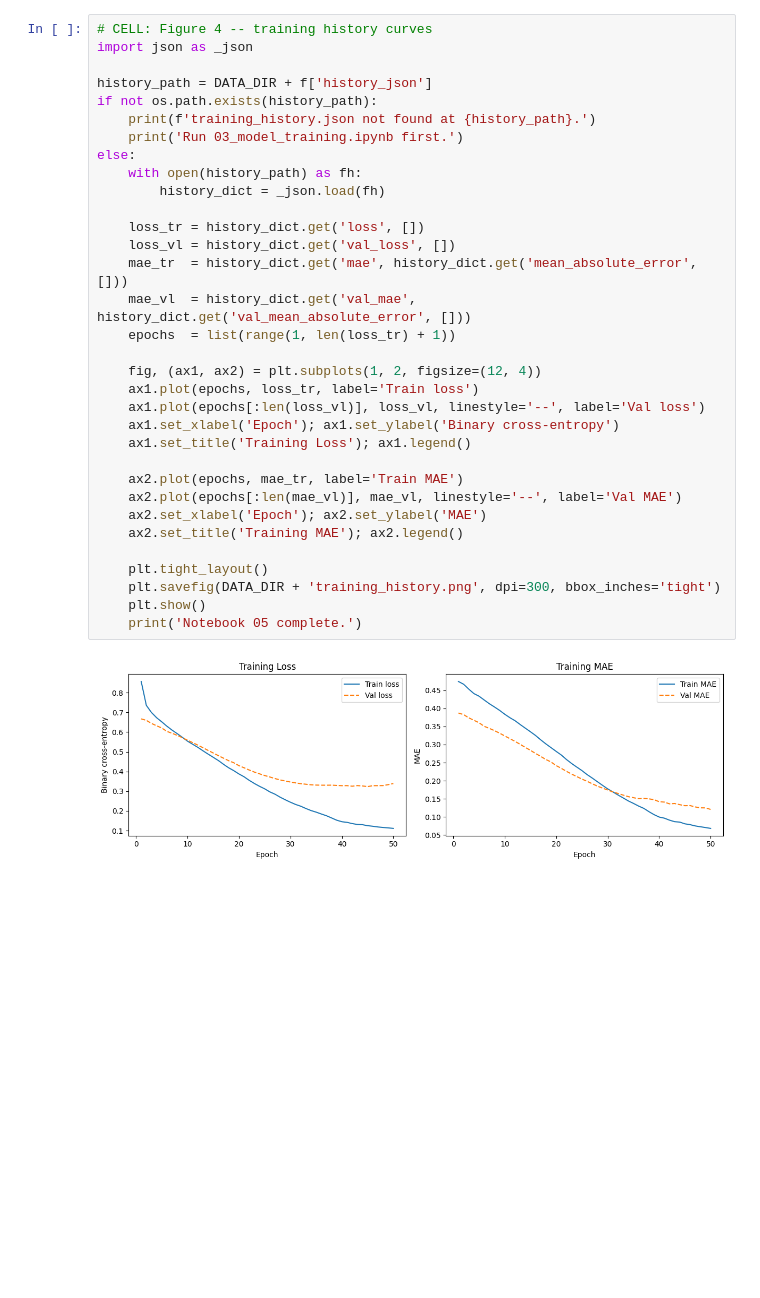
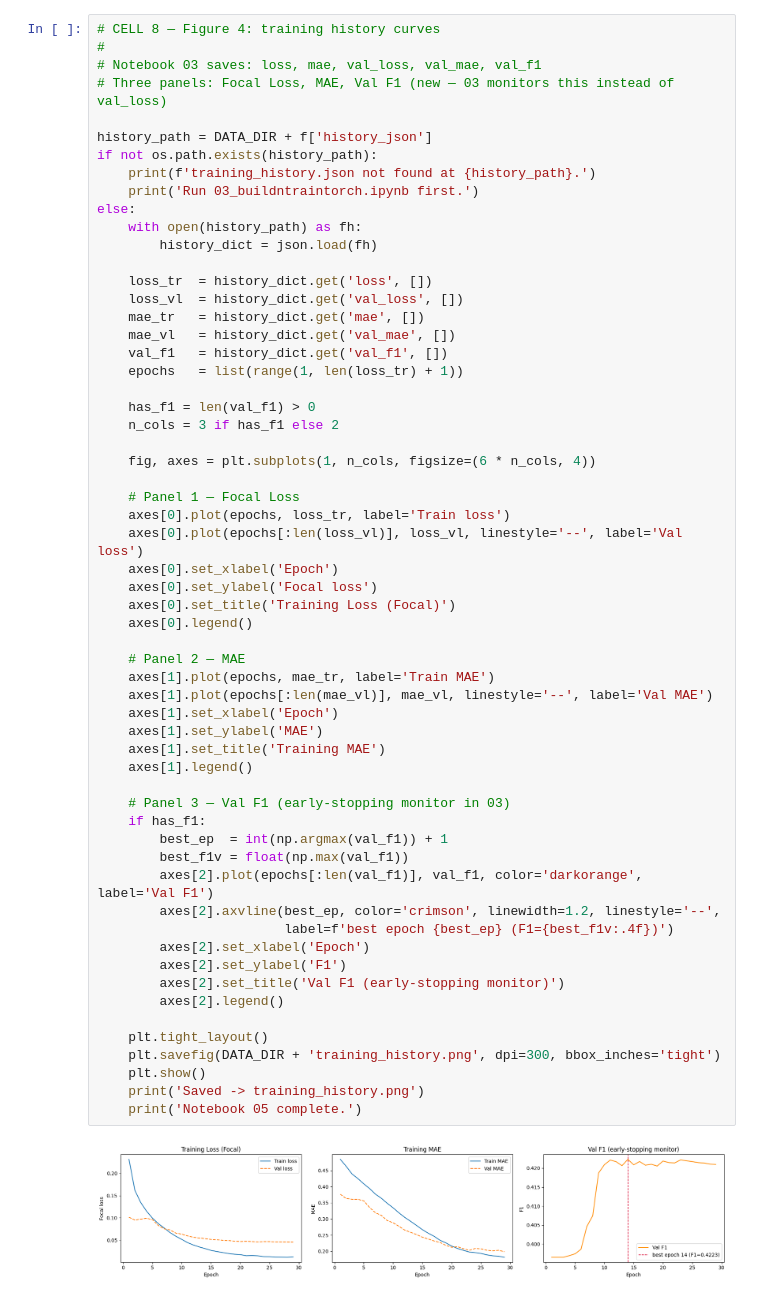
Before and after one commit to inocule/convlstm_fishingcatch, a Jupyter notebook: 05_visualization.ipynb, the cells around one changed output. Saved outputs shown, nothing was run; the diff lists cells and outputs as text; blank space fills up the shorter version.

```diff
--- a/05_visualization.ipynb
+++ b/05_visualization.ipynb
@@ -234,35 +258,61 @@ plt.show()
 # %%
-# CELL: Figure 4 -- training history curves
-import json as _json
+# CELL 8 — Figure 4: training history curves
+#
+# Notebook 03 saves: loss, mae, val_loss, val_mae, val_f1
+# Three panels: Focal Loss, MAE, Val F1 (new — 03 monitors this instead of val_loss)
 
 history_path = DATA_DIR + f['history_json']
 if not os.path.exists(history_path):
     print(f'training_history.json not found at {history_path}.')
-    print('Run 03_model_training.ipynb first.')
+    print('Run 03_buildntraintorch.ipynb first.')
 else:
     with open(history_path) as fh:
-        history_dict = _json.load(fh)
+        history_dict = json.load(fh)
 
-    loss_tr = history_dict.get('loss', [])
-    loss_vl = history_dict.get('val_loss', [])
-    mae_tr  = history_dict.get('mae', history_dict.get('mean_absolute_error', []))
-    mae_vl  = history_dict.get('val_mae', history_dict.get('val_mean_absolute_error', []))
-    epochs  = list(range(1, len(loss_tr) + 1))
+    loss_tr  = history_dict.get('loss', [])
+    loss_vl  = history_dict.get('val_loss', [])
+    mae_tr   = history_dict.get('mae', [])
+    mae_vl   = history_dict.get('val_mae', [])
+    val_f1   = history_dict.get('val_f1', [])
+    epochs   = list(range(1, len(loss_tr) + 1))
 
-    fig, (ax1, ax2) = plt.subplots(1, 2, figsize=(12, 4))
-    ax1.plot(epochs, loss_tr, label='Train loss')
-    ax1.plot(epochs[:len(loss_vl)], loss_vl, linestyle='--', label='Val loss')
-    ax1.set_xlabel('Epoch'); ax1.set_ylabel('Binary cross-entropy')
-    ax1.set_title('Training Loss'); ax1.legend()
+    has_f1 = len(val_f1) > 0
+    n_cols = 3 if has_f1 else 2
 
-    ax2.plot(epochs, mae_tr, label='Train MAE')
-    ax2.plot(epochs[:len(mae_vl)], mae_vl, linestyle='--', label='Val MAE')
-    ax2.set_xlabel('Epoch'); ax2.set_ylabel('MAE')
-    ax2.set_title('Training MAE'); ax2.legend()
+    fig, axes = plt.subplots(1, n_cols, figsize=(6 * n_cols, 4))
+
+    # Panel 1 — Focal Loss
+    axes[0].plot(epochs, loss_tr, label='Train loss')
+    axes[0].plot(epochs[:len(loss_vl)], loss_vl, linestyle='--', label='Val loss')
+    axes[0].set_xlabel('Epoch')
+    axes[0].set_ylabel('Focal loss')
+    axes[0].set_title('Training Loss (Focal)')
+    axes[0].legend()
+
+    # Panel 2 — MAE
+    axes[1].plot(epochs, mae_tr, label='Train MAE')
+    axes[1].plot(epochs[:len(mae_vl)], mae_vl, linestyle='--', label='Val MAE')
+    axes[1].set_xlabel('Epoch')
+    axes[1].set_ylabel('MAE')
+    axes[1].set_title('Training MAE')
+    axes[1].legend()
+
+    # Panel 3 — Val F1 (early-stopping monitor in 03)
+    if has_f1:
+        best_ep  = int(np.argmax(val_f1)) + 1
+        best_f1v = float(np.max(val_f1))
+        axes[2].plot(epochs[:len(val_f1)], val_f1, color='darkorange', label='Val F1')
+        axes[2].axvline(best_ep, color='crimson', linewidth=1.2, linestyle='--',
+                        label=f'best epoch {best_ep} (F1={best_f1v:.4f})')
+        axes[2].set_xlabel('Epoch')
+        axes[2].set_ylabel('F1')
+        axes[2].set_title('Val F1 (early-stopping monitor)')
+        axes[2].legend()
 
     plt.tight_layout()
     plt.savefig(DATA_DIR + 'training_history.png', dpi=300, bbox_inches='tight')
     plt.show()
+    print('Saved -> training_history.png')
     print('Notebook 05 complete.')
 # %% [output]
-[figure, old version]
+[figure, new version]
```
Also changed, not shown: parts of 10 cells of this notebook, 7 other files.
